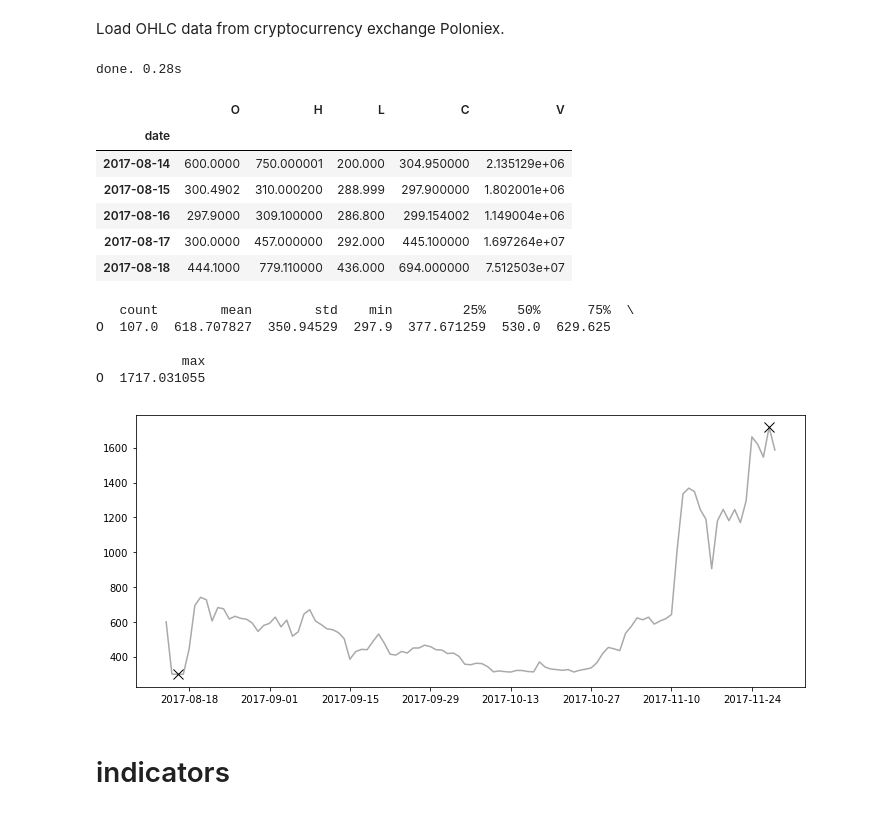
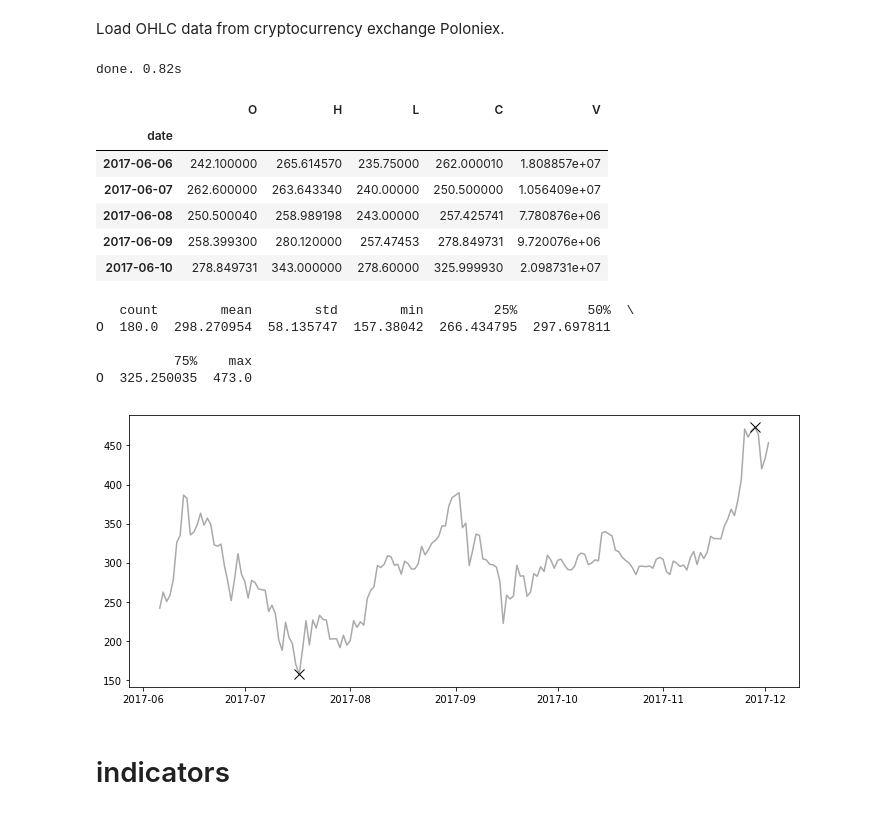
Before and after one commit to polakowo/vectorbt, a Jupyter notebook: example.ipynb, the cells around one changed output. Saved outputs shown, nothing was run; the diff lists cells and outputs as text; code cells hidden in the pictures.

```diff
--- a/example.ipynb
+++ b/example.ipynb
@@ -12,17 +12,17 @@ matplotlib.rcParams['figure.figsize'] = (12, 5)
 Load OHLC data from cryptocurrency exchange Poloniex.
 # %%
 # period = 300, 900, 1800, 7200, 14400, or 86400
-ohlc_df = vbt.data.load_cryptopair('USDT_BCH', vbt.data.ago_dt(days=180), vbt.data.now_dt(), period=vbt.data.Period.D1)
+ohlc_df = vbt.data.load_cryptopair('USDT_ETH', vbt.data.ago_dt(days=180), vbt.data.now_dt(), period=vbt.data.Period.D1)
 ohlc_df.head()
 # %% [output]
-done. 0.28s
+done. 0.82s
 |  | O | H | L | C | V |
 | date |  |  |  |  |  |
-| 2017-08-14 | 600.0000 | 750.000001 | 200.000 | 304.950000 | 2.135129e+06 |
-| 2017-08-15 | 300.4902 | 310.000200 | 288.999 | 297.900000 | 1.802001e+06 |
-| 2017-08-16 | 297.9000 | 309.100000 | 286.800 | 299.154002 | 1.149004e+06 |
-| 2017-08-17 | 300.0000 | 457.000000 | 292.000 | 445.100000 | 1.697264e+07 |
-| 2017-08-18 | 444.1000 | 779.110000 | 436.000 | 694.000000 | 7.512503e+07 |
+| 2017-06-06 | 242.100000 | 265.614570 | 235.75000 | 262.000010 | 1.808857e+07 |
+| 2017-06-07 | 262.600000 | 263.643340 | 240.00000 | 250.500000 | 1.056409e+07 |
+| 2017-06-08 | 250.500040 | 258.989198 | 243.00000 | 257.425741 | 7.780876e+06 |
+| 2017-06-09 | 258.399300 | 280.120000 | 257.47453 | 278.849731 | 9.720076e+06 |
+| 2017-06-10 | 278.849731 | 343.000000 | 278.60000 | 325.999930 | 2.098731e+07 |
 # %%
 # No future data
 rate_sr = ohlc_df.O
@@ -34,12 +35,12 @@ slippage = (ohlc_df['H'] - ohlc_df['L']) * slippage_factor / rate_sr
 # %%
 vbt.graphics.plot_line(rate_sr)
 # %% [output]
-   count        mean        std    min         25%    50%      75%  \
-O  107.0  618.707827  350.94529  297.9  377.671259  530.0  629.625
+   count        mean        std        min         25%         50%  \
+O  180.0  298.270954  58.135747  157.38042  266.434795  297.697811
 
-           max
-O  1717.031055
+          75%    max
+O  325.250035  473.0
-[figure, old version]
+[figure, new version]
 # %% [markdown]
 # indicators
 # %% [markdown]
```
Also changed, not shown: parts of 23 cells of this notebook, 5 other files.
